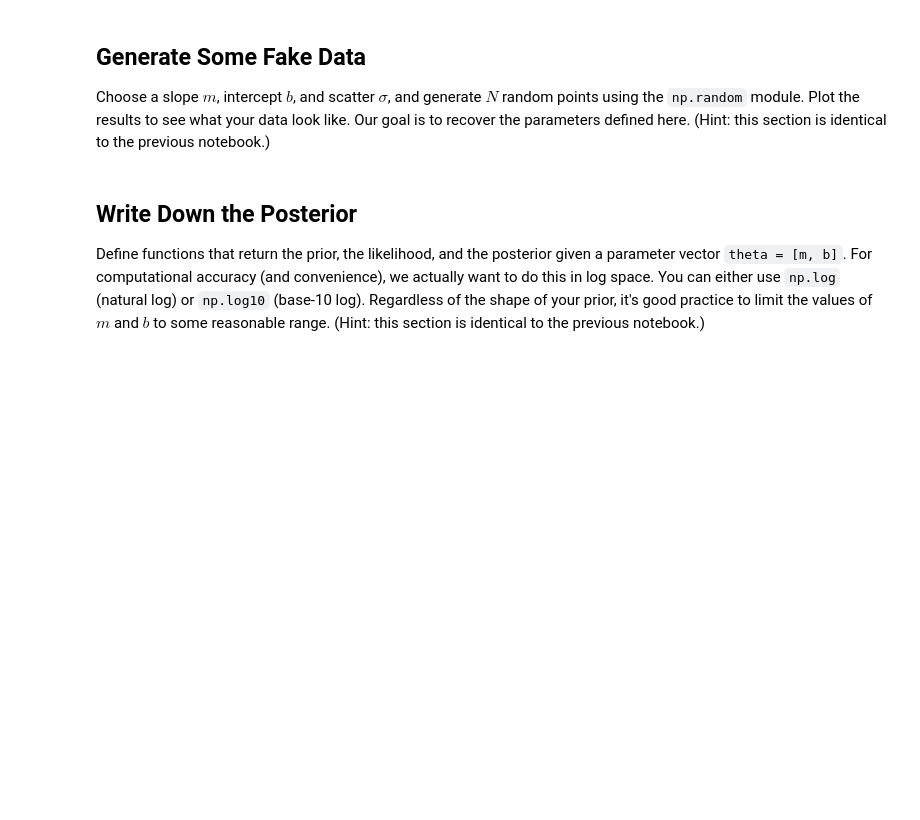
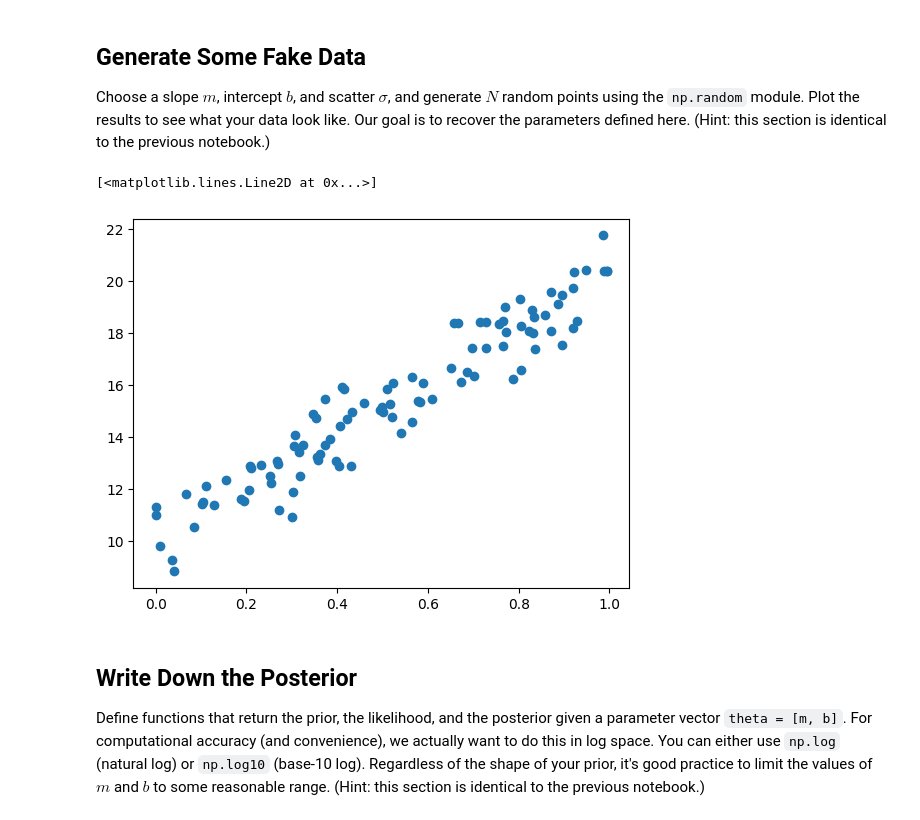
Before and after one commit to ASTR154/bayesian-statistics, a Jupyter notebook: mcmc_line_fitting.ipynb, the cells around one changed output. Drawn from its saved outputs; the diff is of its cells as text; code cells hidden in the pictures; blank space fills up the shorter version.

```diff
--- a/mcmc_line_fitting.ipynb
+++ b/mcmc_line_fitting.ipynb
@@ -25,3 +15,16 @@ Choose a slope $m$, intercept $b$, and scatter $\sigma$, and generate $N$ random
+# %%
+m = 10
+b = 10
+N = 100
+sigma = 1
+x = np.random.random(N)
+y = m * x + b + np.random.normal(0, sigma, N)
+dy = np.ones(N) * sigma
+fig, ax = plt.subplots()
+ax.plot(x, y, "o", label="data")
+# %% [output]
+[<matplotlib.lines.Line2D at 0x...>]
+[figure, added]
 # %% [markdown]
 ## Write Down the Posterior
 Define functions that return the prior, the likelihood, and the posterior given a parameter vector `theta = [m, b]`. For computational accuracy (and convenience), we actually want to do this in log space. You can either use `np.log` (natural log) or `np.log10` (base-10 log). Regardless of the shape of your prior, it's good practice to limit the values of $m$ and $b$ to some reasonable range. (Hint: this section is identical to the previous notebook.)
```
Also changed, not shown: parts of 11 cells of this notebook, 1 other file.
